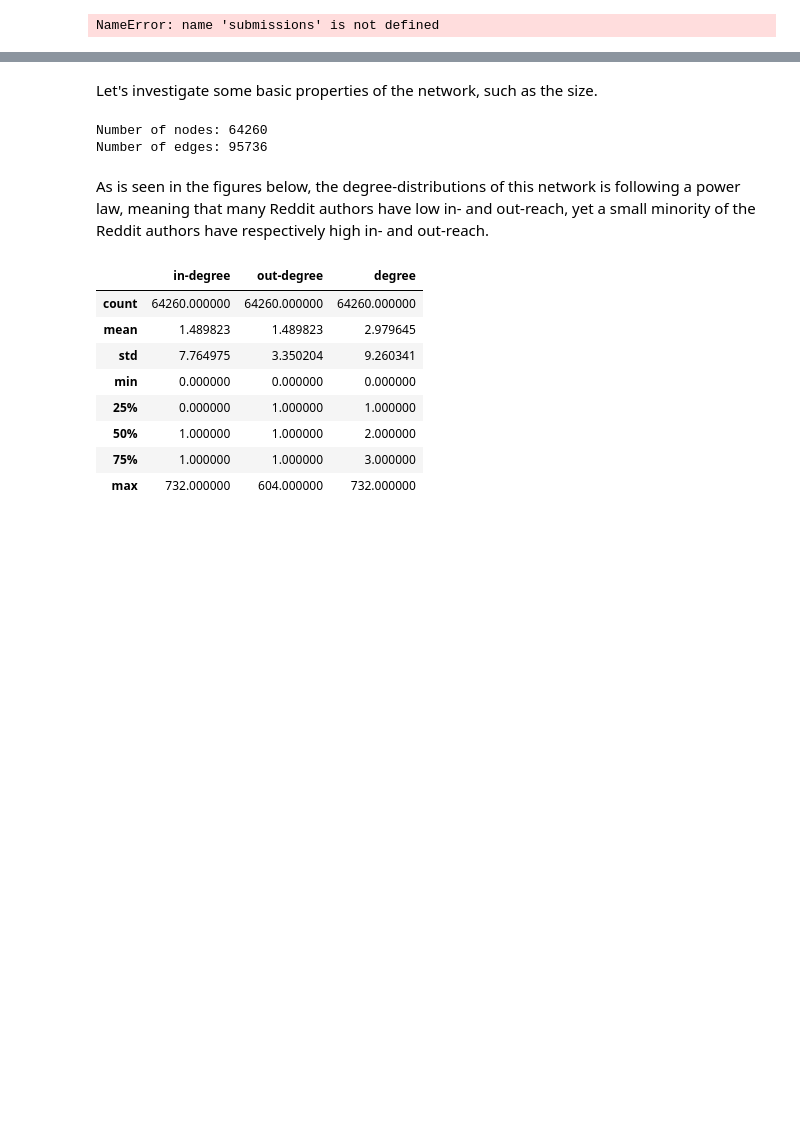
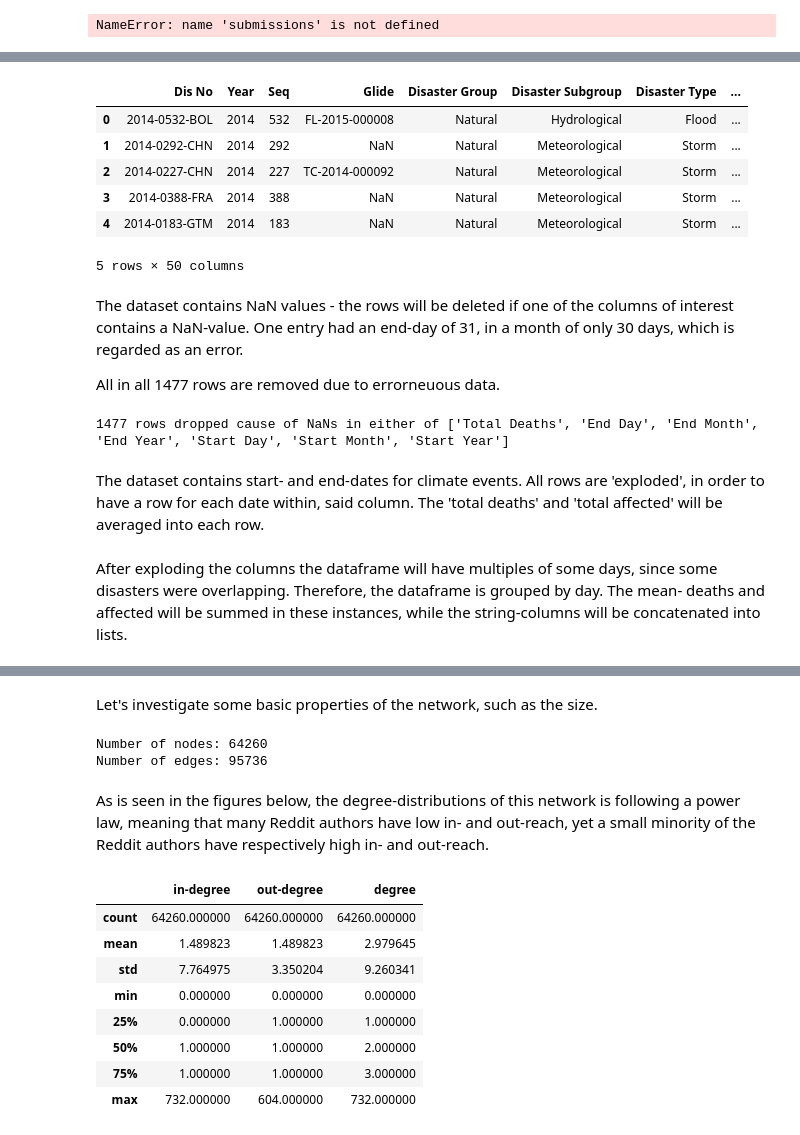
Before and after one commit to AronDJacobsen/Reddit-ClimateGraph, a Jupyter notebook: preliminary_analysis.ipynb, the cells around one changed output, grey strips where cells are left out. Saved outputs shown, nothing was run; the diff lists cells and outputs as text; code cells hidden in the pictures; blank space fills up the shorter version.

```diff
--- a/preliminary_analysis.ipynb
+++ b/preliminary_analysis.ipynb
@@ -204,0 +402,39 @@ comments.__len__() - filtered_comments.__len__()
+# %%
+# Reading natural disaster dataset
+events = pd.read_csv(DATA_DIR / 'emdat.csv', sep=';', header=0)
+events.head()
+# %% [output]
+|  | Dis No | Year | Seq | Glide | Disaster Group | Disaster Subgroup | Disaster Type | ... |
+| 0 | 2014-0532-BOL | 2014 | 532 | FL-2015-000008 | Natural | Hydrological | Flood | ... |
+| 1 | 2014-0292-CHN | 2014 | 292 | NaN | Natural | Meteorological | Storm | ... |
+| 2 | 2014-0227-CHN | 2014 | 227 | TC-2014-000092 | Natural | Meteorological | Storm | ... |
+| 3 | 2014-0388-FRA | 2014 | 388 | NaN | Natural | Meteorological | Storm | ... |
+| 4 | 2014-0183-GTM | 2014 | 183 | NaN | Natural | Meteorological | Storm | ... |
+5 rows × 50 columns
+# %% [markdown]
+The dataset contains NaN values - the rows will be deleted if one of the columns of interest contains a NaN-value. One entry had an end-day of 31, in a month of only 30 days, which is regarded as an error.
+
+All in all 1477 rows are removed due to errorneuous data.
+# %%
+# At least one entry had end day 31, in a month of 30 days.
+# This is changed to NaN
+events['End Day'] = events.apply(lambda x: np.nan if x['End Month'] in [2, 4, 6, 9, 11] and x['End Day'] >= 31 else x['End Day'], axis=1)
+
+# Remove rows with NaNs in death-, affected- or any rows with date
+before_drop = len(events)
+events.dropna(subset=['Total Deaths', 'Total Affected', 'End Day', 'End Month', 'End Year', 'Start Day', 'Start Month', 'Start Year'], how='any', inplace=True)
+print(f"{before_drop - len(events)} rows dropped cause of NaNs in either of ['Total Deaths', 'End Day', 'End Month', 'End Year', 'Start Day', 'Start Month', 'Start Year']")
+
+# Creating start- and end-date columns from year-, month- and day- columns:
+events['Start Date'] = events.apply(lambda x: str(int(x['Start Year']))+"-"+str(int(x['Start Month']))+"-"+str(int(x['Start Day'])), axis=1)
+events['End Date'] = events.apply(lambda x: str(int(x['End Year']))+"-"+str(int(x['End Month']))+"-"+str(int(x['End Day'])), axis=1)
+
+# Only using columns: 'Start Date', 'End Date' , 'Disaster Type', 'Continent', 'Total Deaths' and 'Total Affected'
+events = events[['Start Date', 'End Date' , 'Disaster Type', 'Continent', 'Total Deaths', 'Total Affected']]
+
+# Changing header to lower-case
+events.columns = map(str.lower, events.columns)
+# %% [output]
+1477 rows dropped cause of NaNs in either of ['Total Deaths', 'End Day', 'End Month', 'End Year', 'Start Day', 'Start Month', 'Start Year']
+# %% [markdown]
+The dataset contains start- and end-dates for climate events. All rows are 'exploded', in order to have a row for each date within, said column. The 'total deaths' and 'total affected' will be averaged into each row.
@@ -204,0 +473,3 @@ comments.__len__() - filtered_comments.__len__()
+# %% [markdown]
+After exploding the columns the dataframe will have multiples of some days, since some disasters were overlapping.
+Therefore, the dataframe is grouped by day. The mean- deaths and affected will be summed in these instances, while the string-columns will be concatenated into lists.
```
Also changed, not shown: parts of 45 cells of this notebook, 4 other files.
